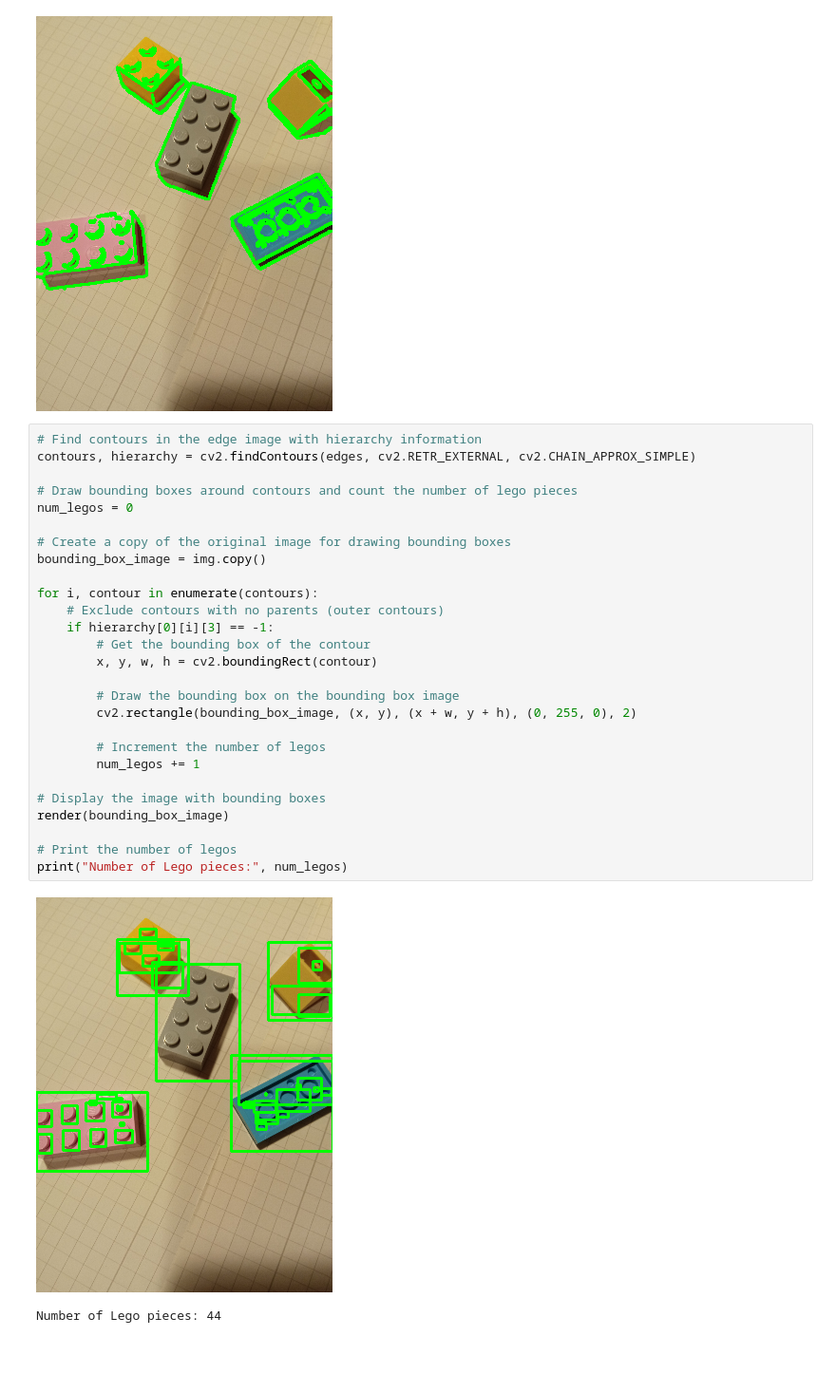
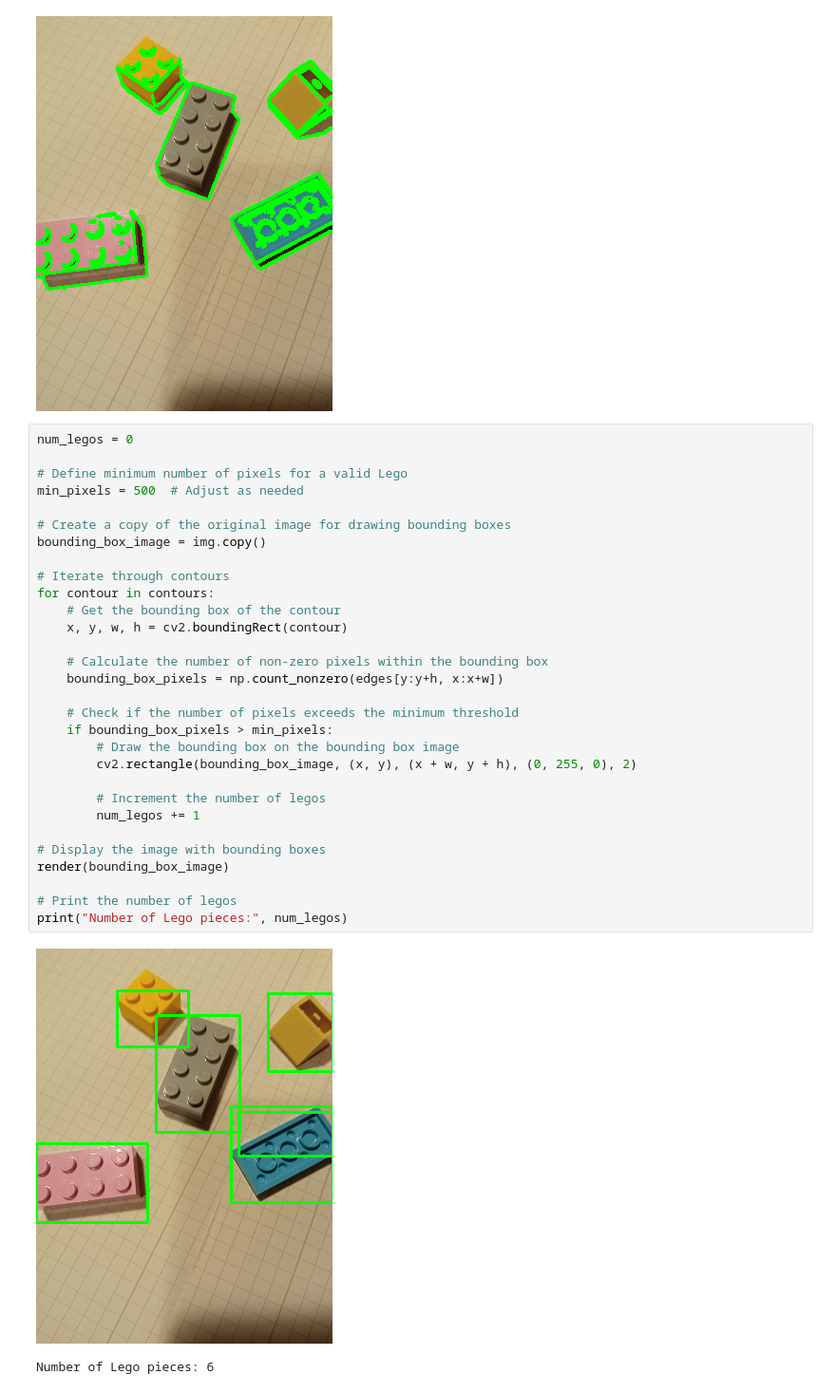
Before and after one commit to m21ark/vc_t1, a Jupyter notebook: mark.ipynb, the cells around one changed output. Shown at 95% size. Drawn from its saved outputs; the diff is of its cells as text; blank space fills up the shorter version.

```diff
--- a/mark.ipynb
+++ b/mark.ipynb
@@ -145,32 +145,35 @@ render(contour_image)
 # %% [output]
 [figure]
 # %%
-# Find contours in the edge image with hierarchy information
-contours, hierarchy = cv2.findContours(edges, cv2.RETR_EXTERNAL, cv2.CHAIN_APPROX_SIMPLE)
+num_legos = 0
 
-# Draw bounding boxes around contours and count the number of lego pieces
-num_legos = 0
+# Define minimum number of pixels for a valid Lego
+min_pixels = 500  # Adjust as needed
 
 # Create a copy of the original image for drawing bounding boxes
 bounding_box_image = img.copy()
 
-for i, contour in enumerate(contours):
-    # Exclude contours with no parents (outer contours)
-    if hierarchy[0][i][3] == -1:
-        # Get the bounding box of the contour
-        x, y, w, h = cv2.boundingRect(contour)
+# Iterate through contours
+for contour in contours:
+    # Get the bounding box of the contour
+    x, y, w, h = cv2.boundingRect(contour)
 
+    # Calculate the number of non-zero pixels within the bounding box
+    bounding_box_pixels = np.count_nonzero(edges[y:y+h, x:x+w])
+
+    # Check if the number of pixels exceeds the minimum threshold
+    if bounding_box_pixels > min_pixels:
         # Draw the bounding box on the bounding box image
         cv2.rectangle(bounding_box_image, (x, y), (x + w, y + h), (0, 255, 0), 2)
 
         # Increment the number of legos
         num_legos += 1
 
 # Display the image with bounding boxes
 render(bounding_box_image)
 
 # Print the number of legos
 print("Number of Lego pieces:", num_legos)
 # %% [output]
-[figure, old version]
+[figure, new version]
-Number of Lego pieces: 44
+Number of Lego pieces: 6
```
Also changed, not shown: parts of 1 cell of this notebook.
